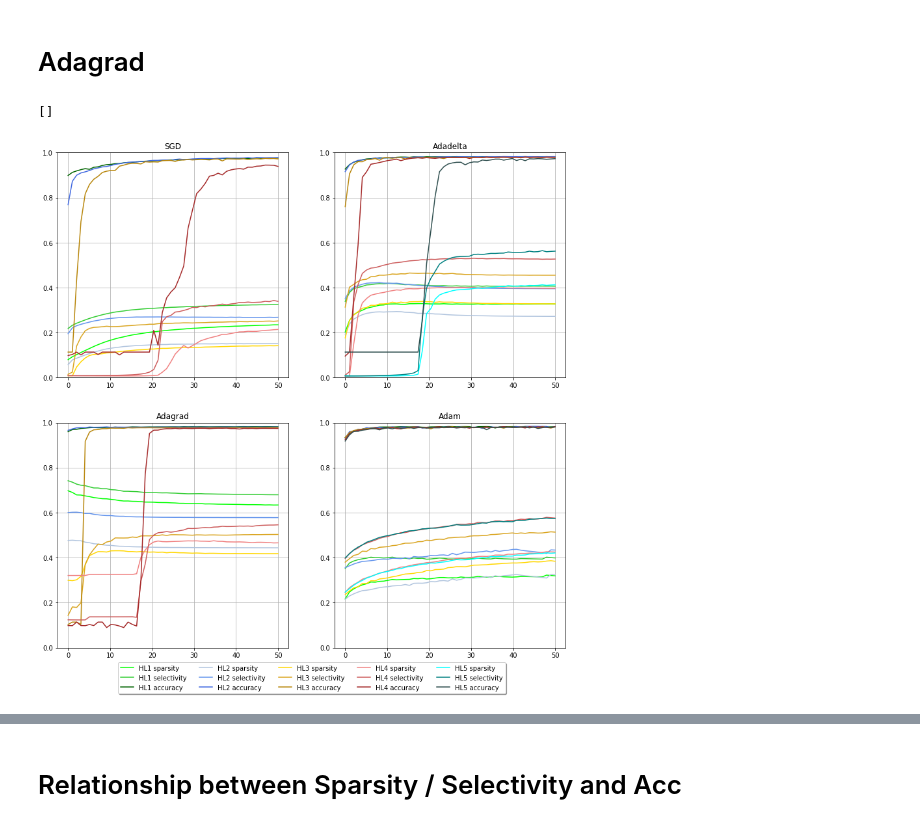
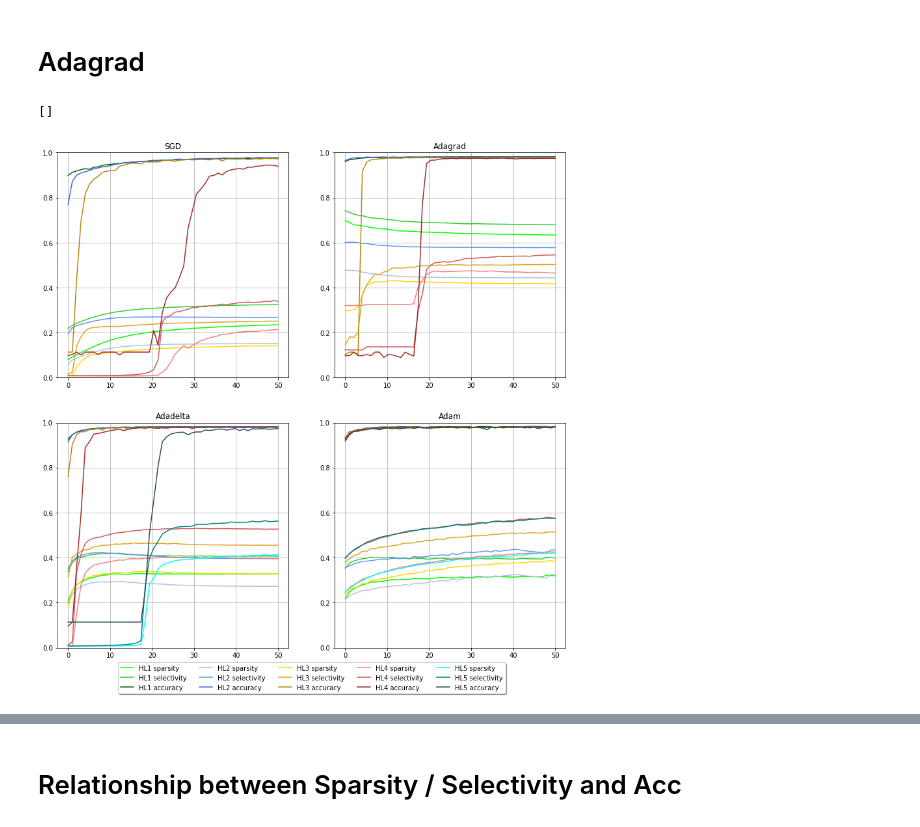
Before and after one commit to 7201krap/COMS30045_Individual-Project, a Jupyter notebook: FINAL/Graphs/data_hidden_layers/num_hidden_layers.ipynb, the cells around one changed output, grey strips where cells are left out. Saved outputs shown, nothing was run; the diff lists cells and outputs as text; code cells hidden in the pictures.

Commit message:
updating graphs

```diff
--- a/FINAL/Graphs/data_hidden_layers/num_hidden_layers.ipynb
+++ b/FINAL/Graphs/data_hidden_layers/num_hidden_layers.ipynb
@@ -225,8 +225,8 @@ ax1.grid()
 ax1.set_ylim([0, 1])
 ax1.set_title('SGD')
 
-# Adadelta (1-5)
-sparsity_avg_HL1, sparsity_avg_HL2, sparsity_avg_HL3, sparsity_avg_HL4, sparsity_avg_HL5, selectivity_avg_HL1, selectivity_avg_HL2, selectivity_avg_HL3, selectivity_avg_HL4, selectivity_avg_HL5, test_HL1, test_HL2, test_HL3, test_HL4, test_HL5 = plotter('Adadelta', return_values=True)
+# Adagrad (1-4)
+sparsity_avg_HL1, sparsity_avg_HL2, sparsity_avg_HL3, sparsity_avg_HL4, sparsity_avg_HL5, selectivity_avg_HL1, selectivity_avg_HL2, selectivity_avg_HL3, selectivity_avg_HL4, selectivity_avg_HL5, test_HL1, test_HL2, test_HL3, test_HL4, test_HL5 = plotter('Adagrad', return_values=True)
 ax2.plot(np.linspace(0, 50, 50), sparsity_avg_HL1, label='HL1 sparsity', c='lime')
 ax2.plot(np.linspace(0, 50, 50), selectivity_avg_HL1, label='HL1 selectivity', c='limegreen')
 ax2.plot(np.linspace(0, 50, 50), test_HL1, label='HL1 accuracy', c='darkgreen')
@@ -243,16 +243,12 @@ ax2.plot(np.linspace(0, 50, 50), sparsity_avg_HL4, label='HL4 sparsity', c='ligh
 ax2.plot(np.linspace(0, 50, 50), selectivity_avg_HL4, label='HL4 selectivity', c='indianred')
 ax2.plot(np.linspace(0, 50, 50), test_HL4, label='HL4 accuracy', c='brown')
 
-ax2.plot(np.linspace(0, 50, 50), sparsity_avg_HL5, label='HL5 sparsity', c='aqua')
-ax2.plot(np.linspace(0, 50, 50), selectivity_avg_HL5, label='HL5 selectivity', c='teal')
-ax2.plot(np.linspace(0, 50, 50), test_HL5, label='HL5 accuracy', c='darkslategray')
-
 ax2.grid()
 ax2.set_ylim([0, 1])
-ax2.set_title('Adadelta')
+ax2.set_title('Adagrad')
 
-# Adagrad (1-4)
-sparsity_avg_HL1, sparsity_avg_HL2, sparsity_avg_HL3, sparsity_avg_HL4, sparsity_avg_HL5, selectivity_avg_HL1, selectivity_avg_HL2, selectivity_avg_HL3, selectivity_avg_HL4, selectivity_avg_HL5, test_HL1, test_HL2, test_HL3, test_HL4, test_HL5 = plotter('Adagrad', return_values=True)
+# Adadelta (1-5)
+sparsity_avg_HL1, sparsity_avg_HL2, sparsity_avg_HL3, sparsity_avg_HL4, sparsity_avg_HL5, selectivity_avg_HL1, selectivity_avg_HL2, selectivity_avg_HL3, selectivity_avg_HL4, selectivity_avg_HL5, test_HL1, test_HL2, test_HL3, test_HL4, test_HL5 = plotter('Adadelta', return_values=True)
 ax3.plot(np.linspace(0, 50, 50), sparsity_avg_HL1, label='HL1 sparsity', c='lime')
 ax3.plot(np.linspace(0, 50, 50), selectivity_avg_HL1, label='HL1 selectivity', c='limegreen')
 ax3.plot(np.linspace(0, 50, 50), test_HL1, label='HL1 accuracy', c='darkgreen')
@@ -269,40 +265,44 @@ ax3.plot(np.linspace(0, 50, 50), sparsity_avg_HL4, label='HL4 sparsity', c='ligh
 ax3.plot(np.linspace(0, 50, 50), selectivity_avg_HL4, label='HL4 selectivity', c='indianred')
 ax3.plot(np.linspace(0, 50, 50), test_HL4, label='HL4 accuracy', c='brown')
 
+ax3.plot(np.linspace(0, 50, 50), sparsity_avg_HL5, label='HL5 sparsity', c='aqua')
+ax3.plot(np.linspace(0, 50, 50), selectivity_avg_HL5, label='HL5 selectivity', c='teal')
+ax3.plot(np.linspace(0, 50, 50), test_HL5, label='HL5 accuracy', c='darkslategray')
+
 ax3.grid()
 ax3.set_ylim([0, 1])
-ax3.set_title('Adagrad')
+ax3.set_title('Adadelta')
 
 # Adam (1-5)
 sparsity_avg_HL1, sparsity_avg_HL2, sparsity_avg_HL3, sparsity_avg_HL4, sparsity_avg_HL5, selectivity_avg_HL1, selectivity_avg_HL2, selectivity_avg_HL3, selectivity_avg_HL4, selectivity_avg_HL5, test_HL1, test_HL2, test_HL3, test_HL4, test_HL5 = plotter('Adam', return_values=True)
 ax4.plot(np.linspace(0, 50, 50), sparsity_avg_HL1, label='HL1 sparsity', c='lime')
 ax4.plot(np.linspace(0, 50, 50), selectivity_avg_HL1, label='HL1 selectivity', c='limegreen')
 ax4.plot(np.linspace(0, 50, 50), test_HL1, label='HL1 accuracy', c='darkgreen')
 
 ax4.plot(np.linspace(0, 50, 50), sparsity_avg_HL2, label='HL2 sparsity', c='lightsteelblue')
 ax4.plot(np.linspace(0, 50, 50), selectivity_avg_HL2, label='HL2 selectivity', c='cornflowerblue')
 ax4.plot(np.linspace(0, 50, 50), test_HL2, label='HL2 accuracy', c='royalblue')
 
 ax4.plot(np.linspace(0, 50, 50), sparsity_avg_HL3, label='HL3 sparsity', c='gold')
 ax4.plot(np.linspace(0, 50, 50), selectivity_avg_HL3, label='HL3 selectivity', c='goldenrod')
 ax4.plot(np.linspace(0, 50, 50), test_HL3, label='HL3 accuracy', c='darkgoldenrod')
 
 ax4.plot(np.linspace(0, 50, 50), sparsity_avg_HL4, label='HL4 sparsity', c='lightcoral')
 ax4.plot(np.linspace(0, 50, 50), selectivity_avg_HL4, label='HL4 selectivity', c='indianred')
 ax4.plot(np.linspace(0, 50, 50), test_HL4, label='HL4 accuracy', c='brown')
 
 ax4.plot(np.linspace(0, 50, 50), sparsity_avg_HL5, label='HL5 sparsity', c='aqua')
 ax4.plot(np.linspace(0, 50, 50), selectivity_avg_HL5, label='HL5 selectivity', c='teal')
 ax4.plot(np.linspace(0, 50, 50), test_HL5, label='HL5 accuracy', c='darkslategray')
 
 ax4.legend(loc='upper center', bbox_to_anchor=(-0.1, -0.05),
           fancybox=True, shadow=True, ncol=5)
 ax4.grid()
 ax4.set_ylim([0, 1])
 ax4.set_title('Adam')
 
 
 plt.plot()
 # %% [output]
 []
-[figure, old version]
+[figure, new version]
```
Also changed, not shown: parts of 8 cells of this notebook, 24 other files.
